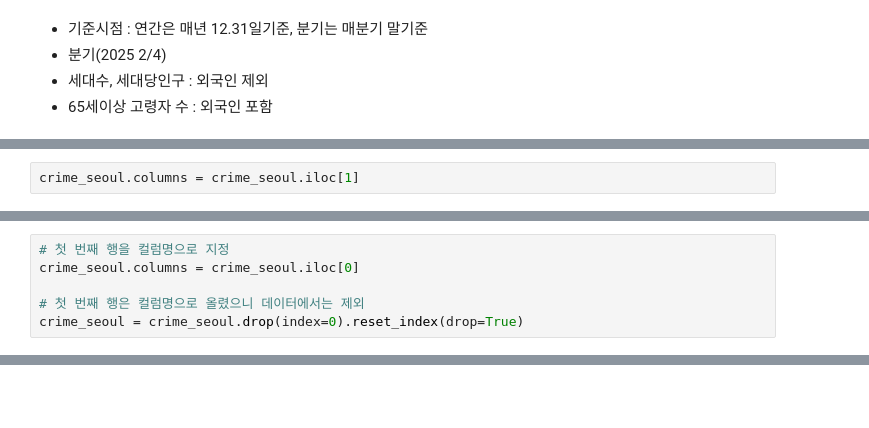
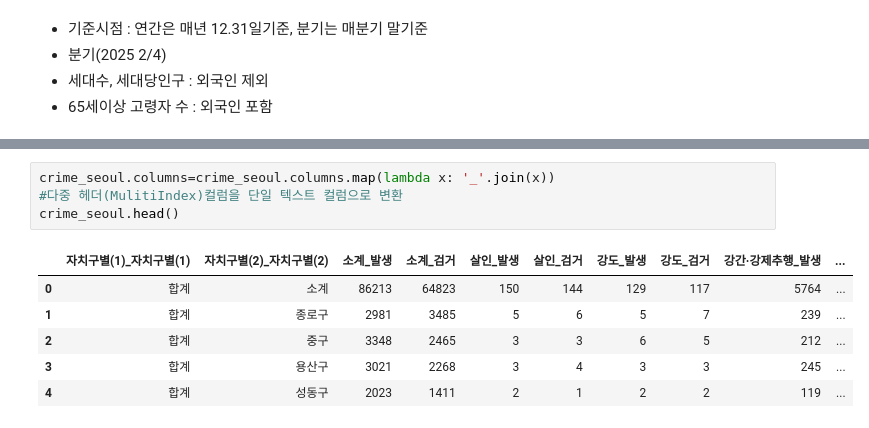
Before and after one commit to ppvid/DataAnalysis, a Jupyter notebook: 데이터 시각화/시각화(1).ipynb, the cells around one changed output, grey strips where cells are left out. Drawn from its saved outputs; the diff is of its cells as text; blank space fills up the shorter version.

```diff
--- a/데이터 시각화/시각화(1).ipynb
+++ b/데이터 시각화/시각화(1).ipynb
@@ -137,2 +129,0 @@ crime_seoul.head()
-# %%
-crime_seoul.columns = crime_seoul.iloc[1]
@@ -146,6 +129,0 @@ crime_seoul.columns = crime_seoul.iloc[1]
-# %%
-# 첫 번째 행을 컬럼명으로 지정
-crime_seoul.columns = crime_seoul.iloc[0]
-
-# 첫 번째 행은 컬럼명으로 올렸으니 데이터에서는 제외
-crime_seoul = crime_seoul.drop(index=0).reset_index(drop=True)
@@ -151,0 +168,11 @@ crime_seoul = crime_seoul.drop(index=0).reset_index(drop=True)
+# %%
+crime_seoul.columns=crime_seoul.columns.map(lambda x: '_'.join(x))
+#다중 헤더(MulitiIndex)컬럼을 단일 텍스트 컬럼으로 변환
+crime_seoul.head()
+# %% [output]
+|  | 자치구별(1)_자치구별(1) | 자치구별(2)_자치구별(2) | 소계_발생 | 소계_검거 | 살인_발생 | 살인_검거 | 강도_발생 | 강도_검거 | 강간·강제추행_발생 | ... |
+| 0 | 합계 | 소계 | 86213 | 64823 | 150 | 144 | 129 | 117 | 5764 | ... |
+| 1 | 합계 | 종로구 | 2981 | 3485 | 5 | 6 | 5 | 7 | 239 | ... |
+| 2 | 합계 | 중구 | 3348 | 2465 | 3 | 3 | 6 | 5 | 212 | ... |
+| 3 | 합계 | 용산구 | 3021 | 2268 | 3 | 4 | 3 | 3 | 245 | ... |
+| 4 | 합계 | 성동구 | 2023 | 1411 | 2 | 1 | 2 | 2 | 119 | ... |
```
Also changed, not shown: parts of 14 cells of this notebook.
